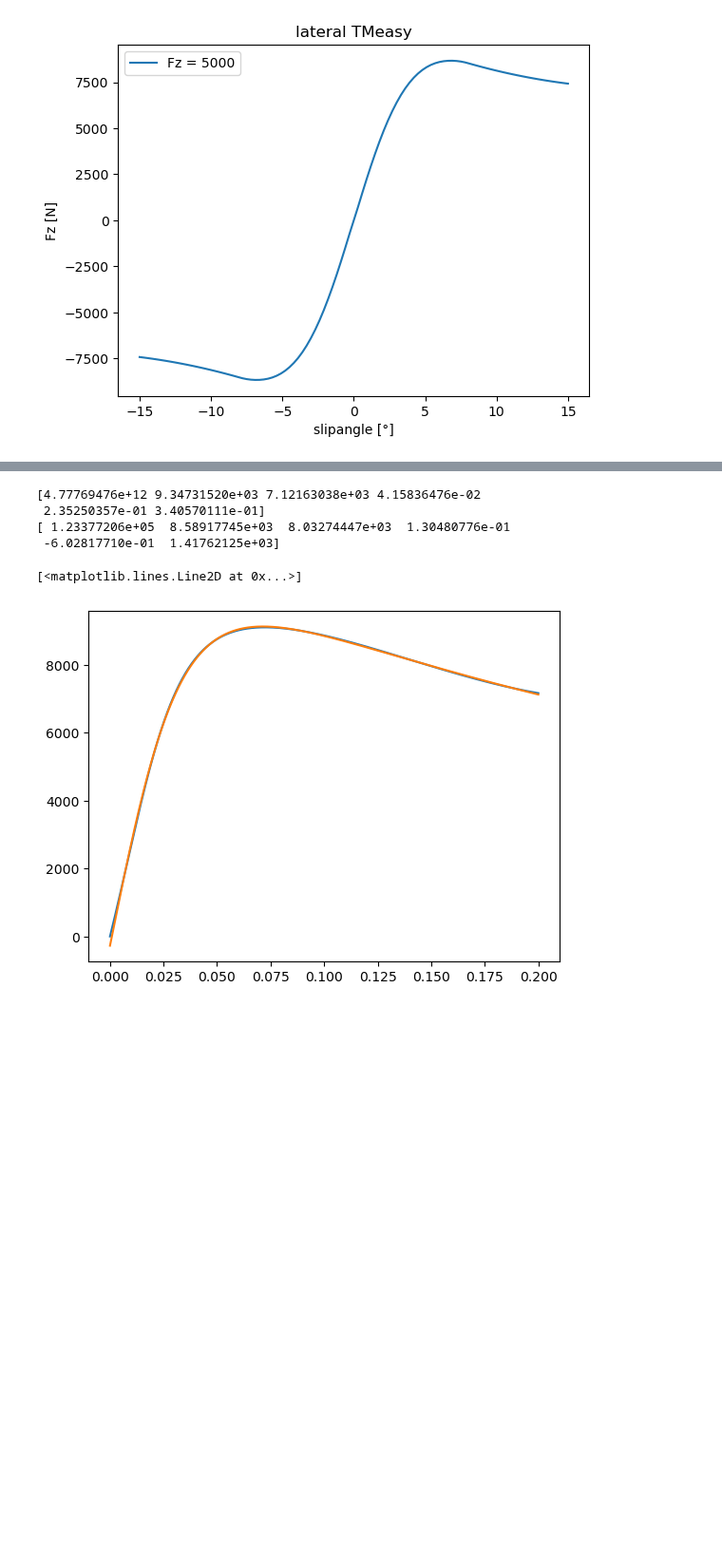
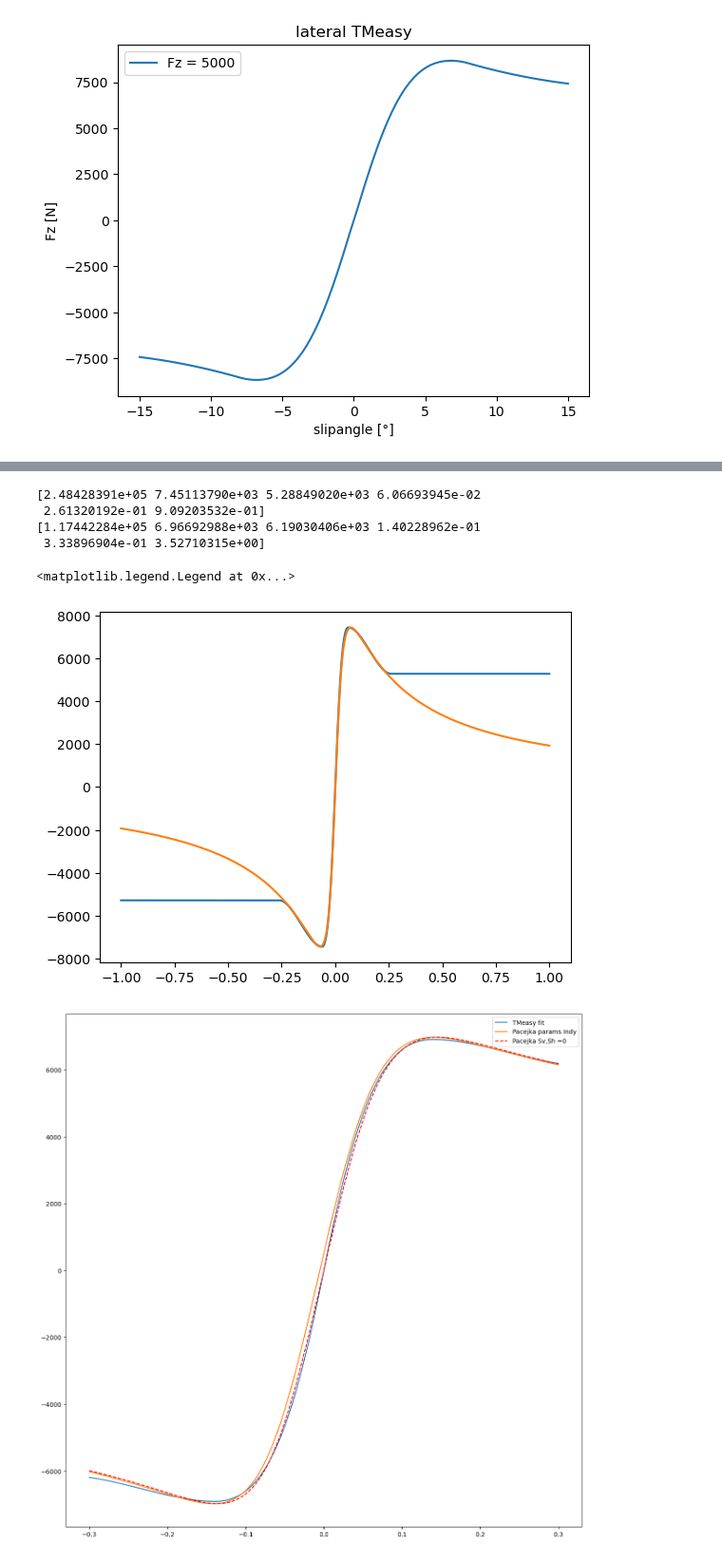
Before and after one commit to BenediktRuhland/SA-Tire-model, a Jupyter notebook: model/MFsimpel_fit.ipynb, the cells around one changed output, grey strips where cells are left out. Shown at 95% size. Drawn from its saved outputs; the diff is of its cells as text; code cells hidden in the pictures; blank space fills up the shorter version.

```diff
--- a/model/MFsimpel_fit.ipynb
+++ b/model/MFsimpel_fit.ipynb
@@ -241,21 +263,31 @@ plt.legend(['TMeasy (gefittet)','Pacejka52 (orginal)'])
 # %%
 print(Fx_params)
 print(Fy_params)
 
-#Fx:  [ 2.36956924e+05 -8.31234170e+03 -3.00584579e+03 -4.20761657e-02 -6.55582132e-01 -1.44859540e+04]
-#Fy: [ 1.23377206e+05  8.58917745e+03  8.03274447e+03  1.30480776e-01-6.02817710e-01  1.41762125e+03]
+Fx_params_alt =  [ 2.36956924e+05, -8.31234170e+03, -3.00584579e+03, -4.20761657e-02, -6.55582132e-01, -1.44859540e+04]
+Fy_params_alt = [ 1.23377206e+05 , 8.58917745e+03 , 8.03274447e+03 , 1.30480776e-01,-6.02817710e-01,  1.41762125e+03]
 
 plt.figure(1)
-Sxx = np.linspace(0,0.2,1000)
+Sxx = np.linspace(-1,1,1000)
 Syy = np.linspace(-0.3,0.3,1000)
 Fxx_fit = tmpa.calcFx( Sxx, Syy, Fx_params[0],Fx_params[1],Fx_params[2],Fx_params[3],Fx_params[4],Fx_params[5])
-Fxx_pa52 = pa52.Pacejka52_long(Fz,Sxx,IA,Fz0)[0]
+Fxx_pa52 = pa0.Pacejka52_long(Fz,Sxx,IA,Fz0)[0]
 plt.plot(Sxx,Fxx_fit)
 plt.plot(Sxx,Fxx_pa52)
+
+plt.figure(2, figsize=(15,15))
+Fyy_fit = tmpa.calcFY( Sxx, Syy, Fy_params[0],Fy_params[1],Fy_params[2],Fy_params[3],Fy_params[4],Fy_params[5])
+Fyy_pa52 = pa52.Pacejka52_lat(Fz,Syy,IA,Fz0)[0]
+Fyy_pa0 = pa0.Pacejka52_lat(Fz,Syy,IA,Fz0)[0]
+plt.plot(Syy,Fyy_fit, label ='TMeasy fit')
+plt.plot(Syy,Fyy_pa52, label = 'Pacejka params Indy')
+plt.plot(Syy,Fyy_pa0,'r--', label = 'Pacejka Sv,Sh =0')
+plt.legend()
 # %% [output]
-[4.77769476e+12 9.34731520e+03 7.12163038e+03 4.15836476e-02
- 2.35250357e-01 3.40570111e-01]
-[ 1.23377206e+05  8.58917745e+03  8.03274447e+03  1.30480776e-01
- -6.02817710e-01  1.41762125e+03]
+[2.48428391e+05 7.45113790e+03 5.28849020e+03 6.06693945e-02
+ 2.61320192e-01 9.09203532e-01]
+[1.17442284e+05 6.96692988e+03 6.19030406e+03 1.40228962e-01
+ 3.33896904e-01 3.52710315e+00]
-[<matplotlib.lines.Line2D at 0x...>]
+<matplotlib.legend.Legend at 0x...>
-[figure, old version]
+[figure, new version]
+[figure, added]
```
Also changed, not shown: parts of 2 cells of this notebook, 1 other file.
